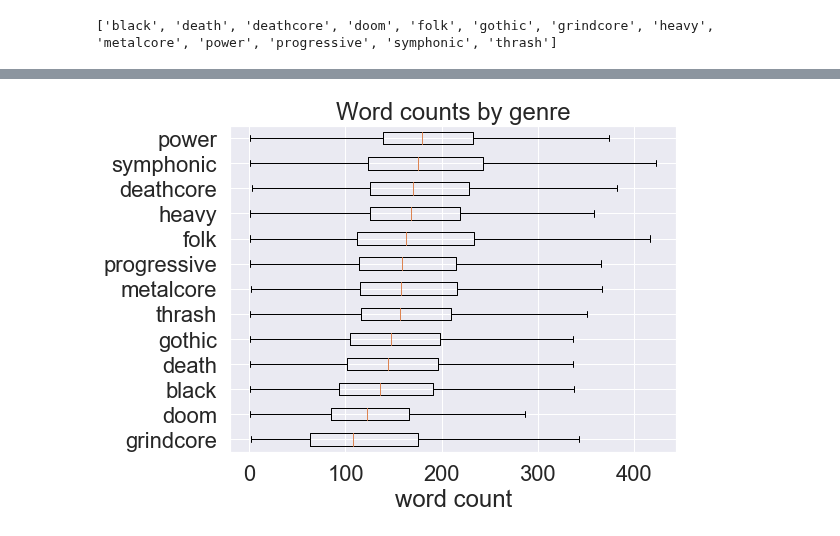
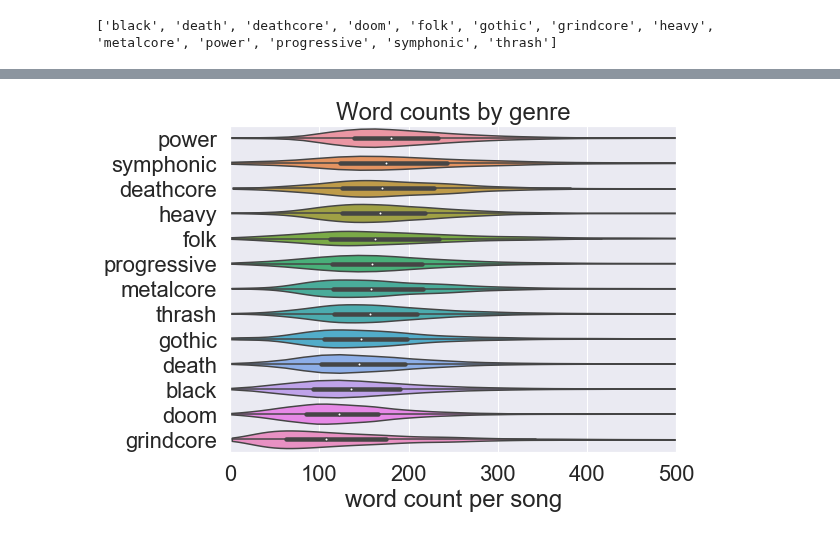
Before and after one commit to pdqnguyen/metallyrics, a Jupyter notebook: lyrics0.ipynb, the cells around one changed output, grey strips where cells are left out. Drawn from its saved outputs; the diff is of its cells as text; code cells hidden in the pictures.

```diff
--- a/lyrics0.ipynb
+++ b/lyrics0.ipynb
@@ -89,13 +120,15 @@ plt.show()
 # %%
 fig, ax = plt.subplots(1, 1, figsize=(8, 6))
-boxdata = []
-for i, genre in enumerate(top_genres):
+violindata = []
+for genre in top_genres:
     df_genre = df[df[f"genre_{genre}"] == 1]
-    boxdata.append((genre, df_genre.song_darklyrics.str.split().apply(len)))
-boxdata.sort(key=lambda x: x[1].median())
-ax.boxplot([x[1] for x in boxdata], vert=False, labels=[x[0] for x in boxdata], showfliers=False)
+    violindata.append((genre, df_genre.song_darklyrics.str.split().apply(len).values))
+violindata.sort(key=lambda x: -np.median(x[1]))
+sns.violinplot(data=[x[1] for x in violindata], cut=0, orient='h')
+ax.set_yticklabels([x[0] for x in violindata])
+ax.set_xlim(0, 500)
 ax.set_title("Word counts by genre")
-ax.set_xlabel("word count")
+ax.set_xlabel("word count per song")
 plt.show()
 # %% [output]
-[figure, old version]
+[figure, new version]
```
Also changed, not shown: parts of 10 cells of this notebook.
